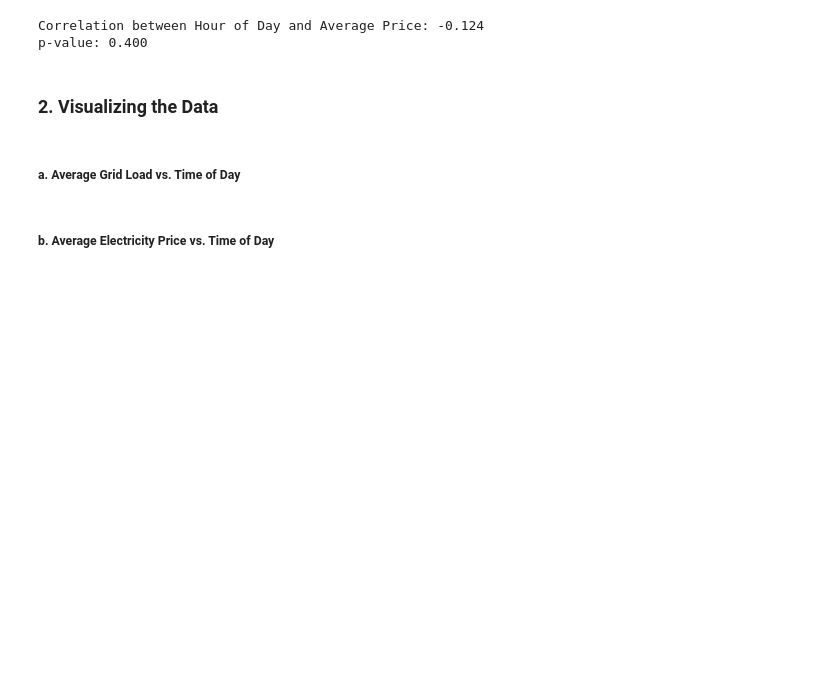
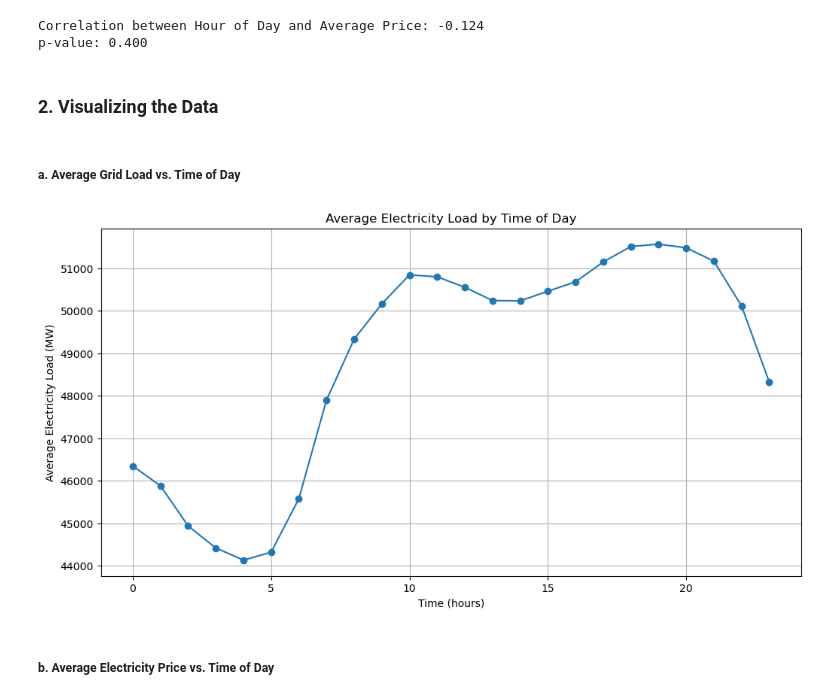
Before and after one commit to kmundey/ERCOT_Data_Analysis, a Jupyter notebook: data_analysis.ipynb, the cells around one changed output. Saved outputs shown, nothing was run; the diff lists cells and outputs as text; code cells hidden in the pictures; blank space fills up the shorter version.

```diff
--- a/data_analysis.ipynb
+++ b/data_analysis.ipynb
@@ -79,16 +81,18 @@ p-value: 0.400
 ##### a. Average Grid Load vs. Time of Day
 # %%
 # Group by hour and calculate the average load
-avg_load = df.groupby('Hour_Ending')['Load_Total'].mean().reset_index()
+avg_load = df.groupby('Hour')['Load_Total'].mean().reset_index()
 
 # Plot the average electricity load against hours
 plt.figure(figsize=(12, 6))
-plt.plot(avg_load['Hour_Ending'], avg_load['Load_Total'], marker='o')
+plt.plot(avg_load['Hour'], avg_load['Load_Total'], marker='o')
 plt.title('Average Electricity Load by Time of Day')
 plt.xlabel('Time (hours)')
 plt.ylabel('Average Electricity Load (MW)')
 plt.grid()
 plt.show()
+# %% [output]
+[figure, added]
 # %% [markdown]
 ##### b. Average Electricity Price vs. Time of Day
 # %%
```
Also changed, not shown: parts of 7 cells of this notebook.
